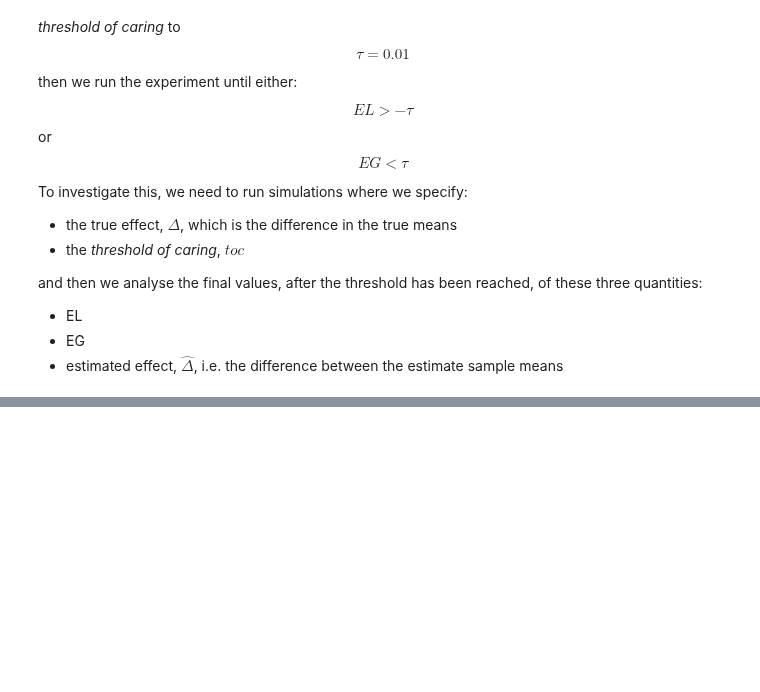
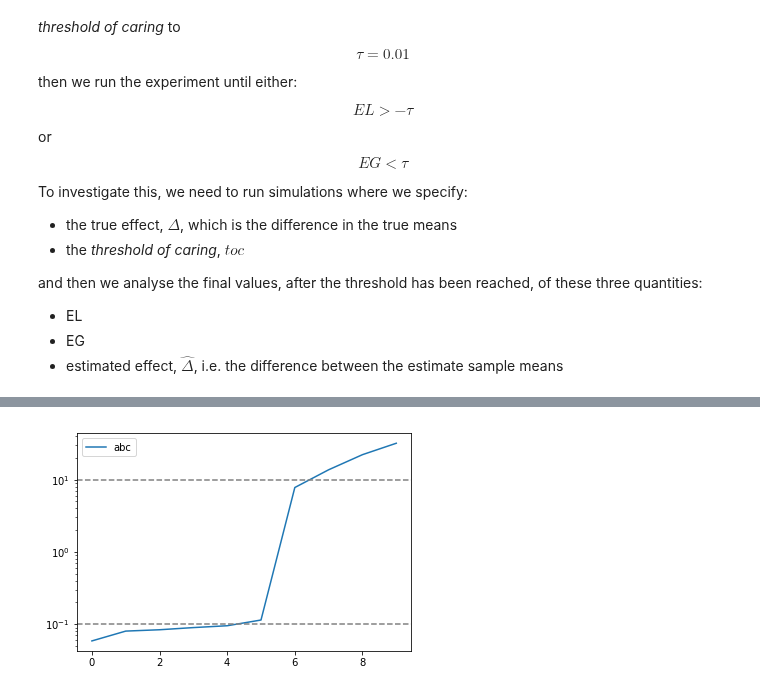
Before and after one commit to aaronmcdaid/bayesian.risk, a Jupyter notebook: notebooks/Using the Ratio Of Expected Gain to Expected Loss (REGEL) for fast A-B testing.ipynb, the cells around one changed output, grey strips where cells are left out. Drawn from its saved outputs; the diff is of its cells as text; code cells hidden in the pictures; blank space fills up the shorter version.

```diff
--- a/notebooks/Using the Ratio Of Expected Gain to Expected Loss (REGEL) for fast A-B testing.ipynb
+++ b/notebooks/Using the Ratio Of Expected Gain to Expected Loss (REGEL) for fast A-B testing.ipynb
@@ -167,3 +176,15 @@ find_end_of_each_simulation(many___0___0_001, 0.01)
+# %%
+def plot_decisions(end_of_each_simulation):
+    REGEL = - (end_of_each_simulation.expected_gain / end_of_each_simulation.expected_loss)
+    sorted_REGEL = REGEL.sort_values().tolist()
+    plt.semilogy(sorted_REGEL)
+    plt.axhline(10, color='grey', linestyle='--')
+    plt.axhline(0.1, color='grey', linestyle='--')
+    plt.legend(['abc'])
+
+plot_decisions(find_end_of_each_simulation(many___0___0_001, 0.01))
+# %% [output]
+[figure, added]
 # %%
 def to_NaN_if_False(series, b):
     s = series.copy()
```
Also changed, not shown: parts of 5 cells of this notebook.
